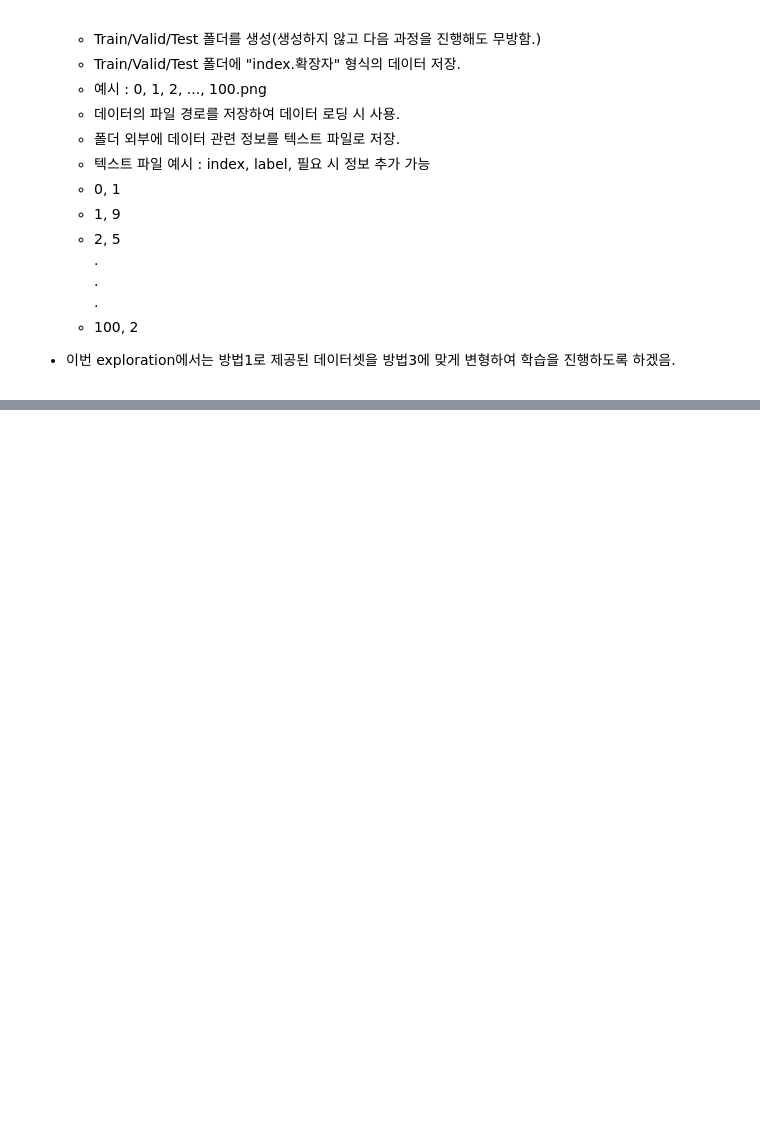
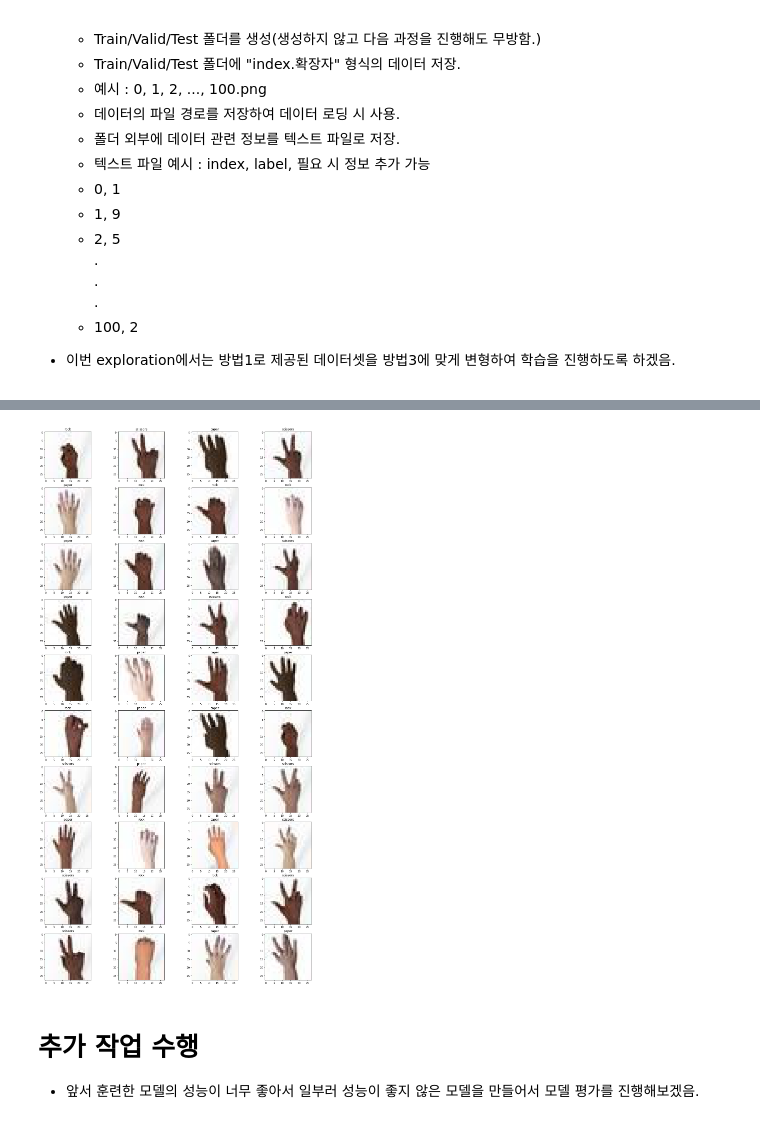
Before and after one commit to MONOKIM123/Aiffel_exploration, a Jupyter notebook: project5.ipynb, the cells around one changed output, grey strips where cells are left out. Saved outputs shown, nothing was run; the diff lists cells and outputs as text; code cells hidden in the pictures; blank space fills up the shorter version.

```diff
--- a/project5.ipynb
+++ b/project5.ipynb
@@ -705,0 +323,2 @@ pd.DataFrame(confusion_matrix(y[-1], torch.argmax(y_hat, dim=-1)),
+# %%
+pred = model.predict(x_test)
@@ -705,0 +329,14 @@ pd.DataFrame(confusion_matrix(y[-1], torch.argmax(y_hat, dim=-1)),
+# %%
+i = 0
+plt.figure(figsize=(20, 40))
+for i in range(40):
+    plt.subplot(10, 4, i+1)
+    plt.imshow(x_test[i])
+    title = class_names[np.argmax(pred[i])]
+    plt.title(title)
+plt.show()
+# %% [output]
+[figure, added]
+# %% [markdown]
+# 추가 작업 수행
+- 앞서 훈련한 모델의 성능이 너무 좋아서 일부러 성능이 좋지 않은 모델을 만들어서 모델 평가를 진행해보겠음.
```
Also changed, not shown: parts of 74 cells of this notebook.
